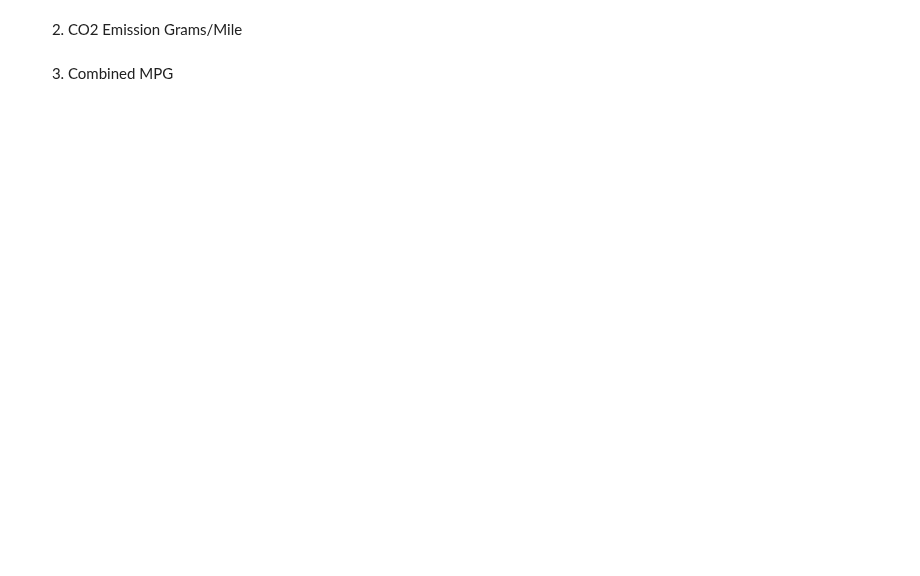
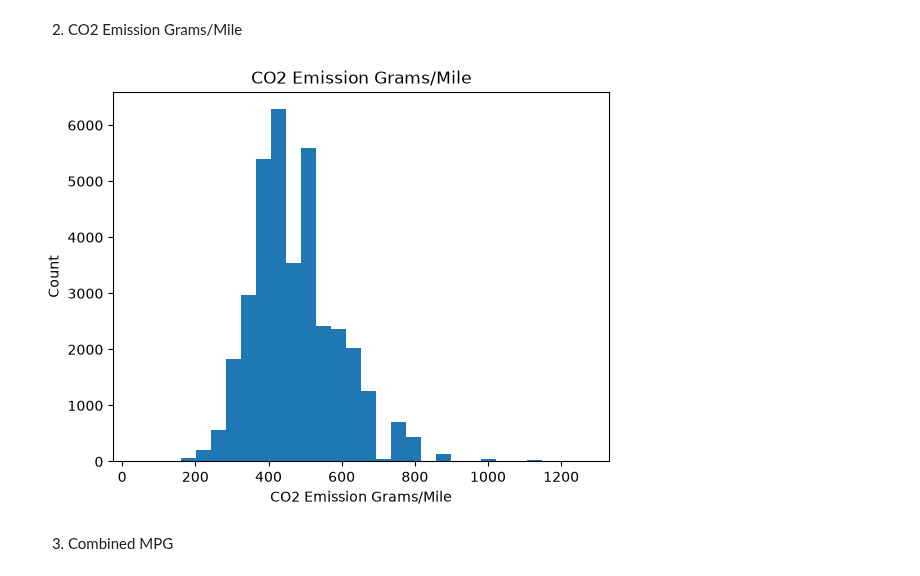
Before and after one commit to ironhack-labs/lab-continuous-probability-distributions-en, a Jupyter notebook: your-code/main.ipynb, the cells around one changed output. Saved outputs shown, nothing was run; the diff lists cells and outputs as text; code cells hidden in the pictures; blank space fills up the shorter version.

```diff
--- a/your-code/main.ipynb
+++ b/your-code/main.ipynb
@@ -100,3 +172,13 @@ Then plot the histograms for the following variables:
+# %%
+plt.hist(vehicles["CO2 Emission Grams/Mile"], bins=30)
+
+plt.xlabel("CO2 Emission Grams/Mile")
+plt.ylabel("Count")
+plt.title("CO2 Emission Grams/Mile")
+
+plt.show()
+# %% [output]
+[figure, added]
 # %%
 # your code here
 # %% [markdown]
```
Also changed, not shown: parts of 42 cells of this notebook.
